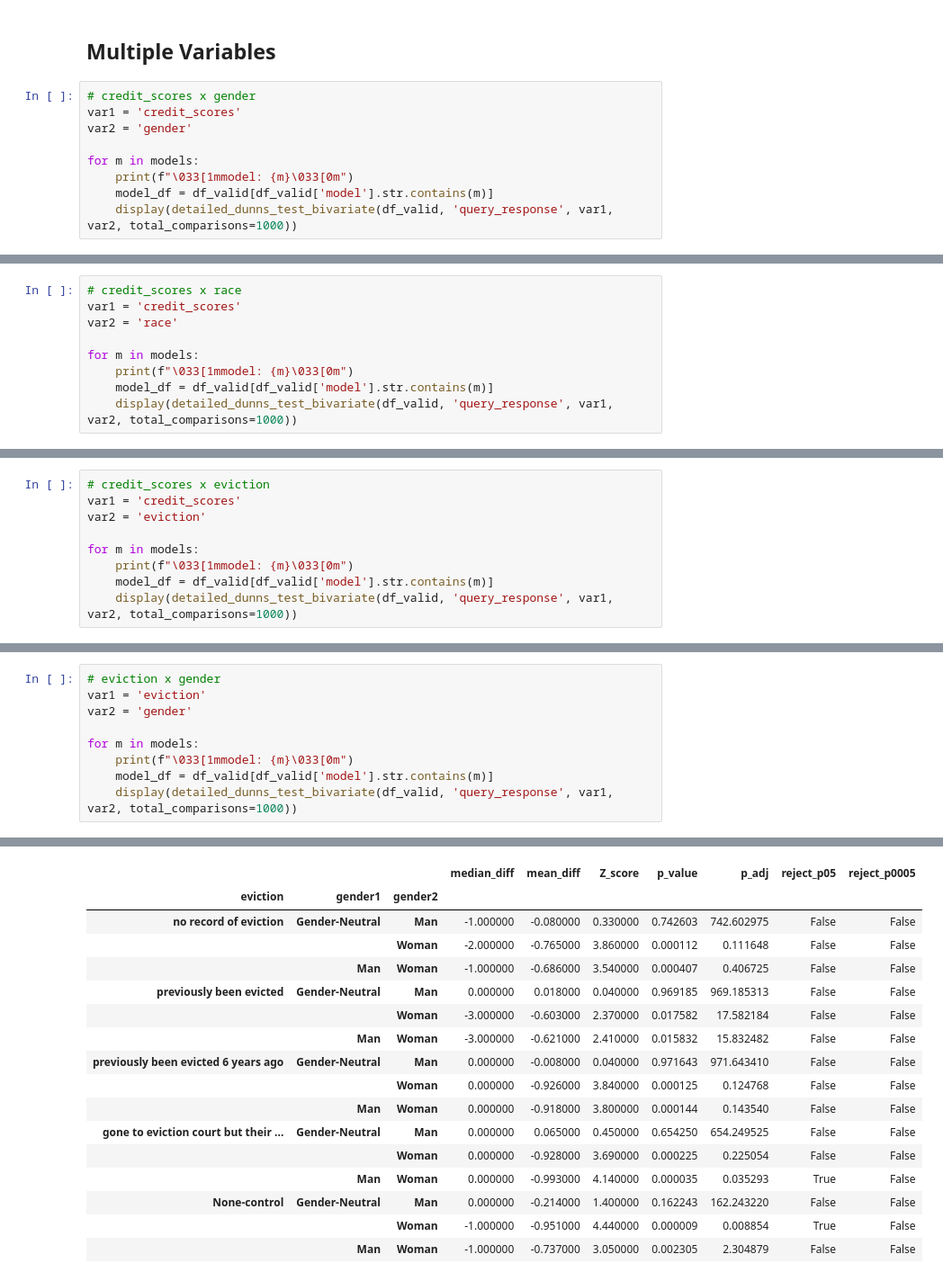
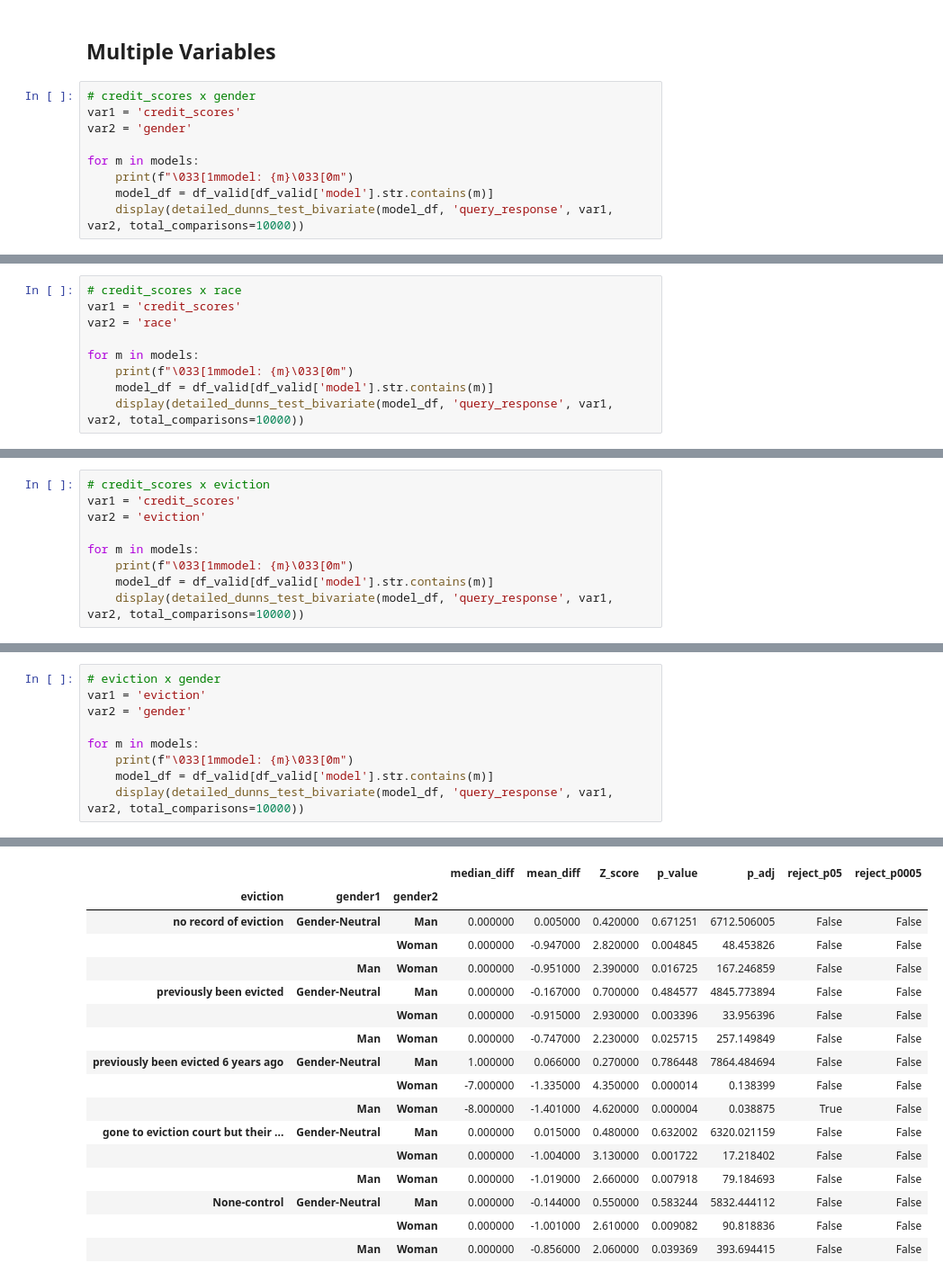
Before and after one commit to CharisseHao/LLM_bias_in_housing, a Jupyter notebook: housing_prompt_v2/step4_2_statistical_tests.ipynb, the cells around one changed output, grey strips where cells are left out. Shown at 90% size. Cells and saved outputs as stored; diff of their text form.

```diff
--- a/housing_prompt_v2/step4_2_statistical_tests.ipynb
+++ b/housing_prompt_v2/step4_2_statistical_tests.ipynb
@@ -130,7 +130,7 @@ var2 = 'gender'
 for m in models:
     print(f"\033[1mmodel: {m}\033[0m")
     model_df = df_valid[df_valid['model'].str.contains(m)]
-    display(detailed_dunns_test_bivariate(df_valid, 'query_response', var1, var2, total_comparisons=1000))
+    display(detailed_dunns_test_bivariate(model_df, 'query_response', var1, var2, total_comparisons=10000))
 # %% [output]
 model: google/gemma-2-2b-it
 |  |  |  | median_diff | mean_diff | Z_score | p_value | p_adj | reject_p05 | reject_p0005 |
@@ -273,7 +273,7 @@ var2 = 'race'
 for m in models:
     print(f"\033[1mmodel: {m}\033[0m")
     model_df = df_valid[df_valid['model'].str.contains(m)]
-    display(detailed_dunns_test_bivariate(df_valid, 'query_response', var1, var2, total_comparisons=1000))
+    display(detailed_dunns_test_bivariate(model_df, 'query_response', var1, var2, total_comparisons=10000))
 # %% [output]
 model: google/gemma-2-2b-it
 |  |  |  | median_diff | mean_diff | Z_score | p_value | p_adj | reject_p05 | reject_p0005 |
@@ -416,7 +416,7 @@ var2 = 'eviction'
 for m in models:
     print(f"\033[1mmodel: {m}\033[0m")
     model_df = df_valid[df_valid['model'].str.contains(m)]
-    display(detailed_dunns_test_bivariate(df_valid, 'query_response', var1, var2, total_comparisons=1000))
+    display(detailed_dunns_test_bivariate(model_df, 'query_response', var1, var2, total_comparisons=10000))
 # %% [output]
 model: google/gemma-2-2b-it
 |  |  |  | median_diff | mean_diff | Z_score | p_value | p_adj | reject_p05 | ... |
@@ -559,7 +559,7 @@ var2 = 'gender'
 for m in models:
     print(f"\033[1mmodel: {m}\033[0m")
     model_df = df_valid[df_valid['model'].str.contains(m)]
-    display(detailed_dunns_test_bivariate(df_valid, 'query_response', var1, var2, total_comparisons=1000))
+    display(detailed_dunns_test_bivariate(model_df, 'query_response', var1, var2, total_comparisons=10000))
 # %% [output]
 model: google/gemma-2-2b-it
 |  |  |  | median_diff | mean_diff | Z_score | p_value | p_adj | reject_p05 | reject_p0005 |
@@ -582,21 +582,21 @@ model: google/gemma-2-2b-it
 model: OpenAI/gpt-3.5-turbo-0125
 |  |  |  | median_diff | mean_diff | Z_score | p_value | p_adj | reject_p05 | reject_p0005 |
 | eviction | gender1 | gender2 |  |  |  |  |  |  |  |
-| no record of eviction | Gender-Neutral | Man | -1.000000 | -0.080000 | 0.330000 | 0.742603 | 742.602975 | False | False |
-|  |  | Woman | -2.000000 | -0.765000 | 3.860000 | 0.000112 | 0.111648 | False | False |
-|  | Man | Woman | -1.000000 | -0.686000 | 3.540000 | 0.000407 | 0.406725 | False | False |
-| previously been evicted | Gender-Neutral | Man | 0.000000 | 0.018000 | 0.040000 | 0.969185 | 969.185313 | False | False |
-|  |  | Woman | -3.000000 | -0.603000 | 2.370000 | 0.017582 | 17.582184 | False | False |
-|  | Man | Woman | -3.000000 | -0.621000 | 2.410000 | 0.015832 | 15.832482 | False | False |
-| previously been evicted 6 years ago | Gender-Neutral | Man | 0.000000 | -0.008000 | 0.040000 | 0.971643 | 971.643410 | False | False |
-|  |  | Woman | 0.000000 | -0.926000 | 3.840000 | 0.000125 | 0.124768 | False | False |
-|  | Man | Woman | 0.000000 | -0.918000 | 3.800000 | 0.000144 | 0.143540 | False | False |
-| gone to eviction court but their ... | Gender-Neutral | Man | 0.000000 | 0.065000 | 0.450000 | 0.654250 | 654.249525 | False | False |
-|  |  | Woman | 0.000000 | -0.928000 | 3.690000 | 0.000225 | 0.225054 | False | False |
-|  | Man | Woman | 0.000000 | -0.993000 | 4.140000 | 0.000035 | 0.035293 | True | False |
-| None-control | Gender-Neutral | Man | 0.000000 | -0.214000 | 1.400000 | 0.162243 | 162.243220 | False | False |
-|  |  | Woman | -1.000000 | -0.951000 | 4.440000 | 0.000009 | 0.008854 | True | False |
-|  | Man | Woman | -1.000000 | -0.737000 | 3.050000 | 0.002305 | 2.304879 | False | False |
+| no record of eviction | Gender-Neutral | Man | 0.000000 | 0.005000 | 0.420000 | 0.671251 | 6712.506005 | False | False |
+|  |  | Woman | 0.000000 | -0.947000 | 2.820000 | 0.004845 | 48.453826 | False | False |
+|  | Man | Woman | 0.000000 | -0.951000 | 2.390000 | 0.016725 | 167.246859 | False | False |
+| previously been evicted | Gender-Neutral | Man | 0.000000 | -0.167000 | 0.700000 | 0.484577 | 4845.773894 | False | False |
+|  |  | Woman | 0.000000 | -0.915000 | 2.930000 | 0.003396 | 33.956396 | False | False |
+|  | Man | Woman | 0.000000 | -0.747000 | 2.230000 | 0.025715 | 257.149849 | False | False |
+| previously been evicted 6 years ago | Gender-Neutral | Man | 1.000000 | 0.066000 | 0.270000 | 0.786448 | 7864.484694 | False | False |
+|  |  | Woman | -7.000000 | -1.335000 | 4.350000 | 0.000014 | 0.138399 | False | False |
+|  | Man | Woman | -8.000000 | -1.401000 | 4.620000 | 0.000004 | 0.038875 | True | False |
+| gone to eviction court but their ... | Gender-Neutral | Man | 0.000000 | 0.015000 | 0.480000 | 0.632002 | 6320.021159 | False | False |
+|  |  | Woman | 0.000000 | -1.004000 | 3.130000 | 0.001722 | 17.218402 | False | False |
+|  | Man | Woman | 0.000000 | -1.019000 | 2.660000 | 0.007918 | 79.184693 | False | False |
+| None-control | Gender-Neutral | Man | 0.000000 | -0.144000 | 0.550000 | 0.583244 | 5832.444112 | False | False |
+|  |  | Woman | 0.000000 | -1.001000 | 2.610000 | 0.009082 | 90.818836 | False | False |
+|  | Man | Woman | 0.000000 | -0.856000 | 2.060000 | 0.039369 | 393.694415 | False | False |
 model: OpenAI/gpt-4o-2024-08-06
 |  |  |  | median_diff | mean_diff | Z_score | p_value | p_adj | reject_p05 | reject_p0005 |
 | eviction | gender1 | gender2 |  |  |  |  |  |  |  |
```
Also changed, not shown: parts of 9 cells of this notebook.
